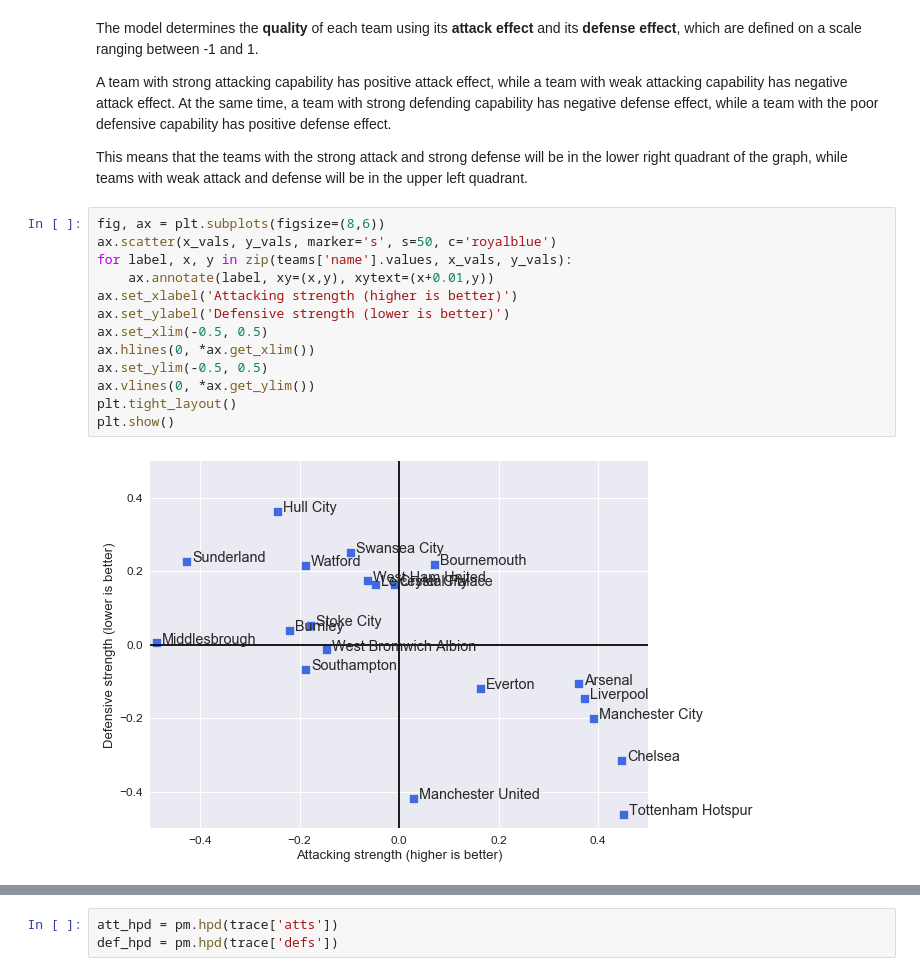
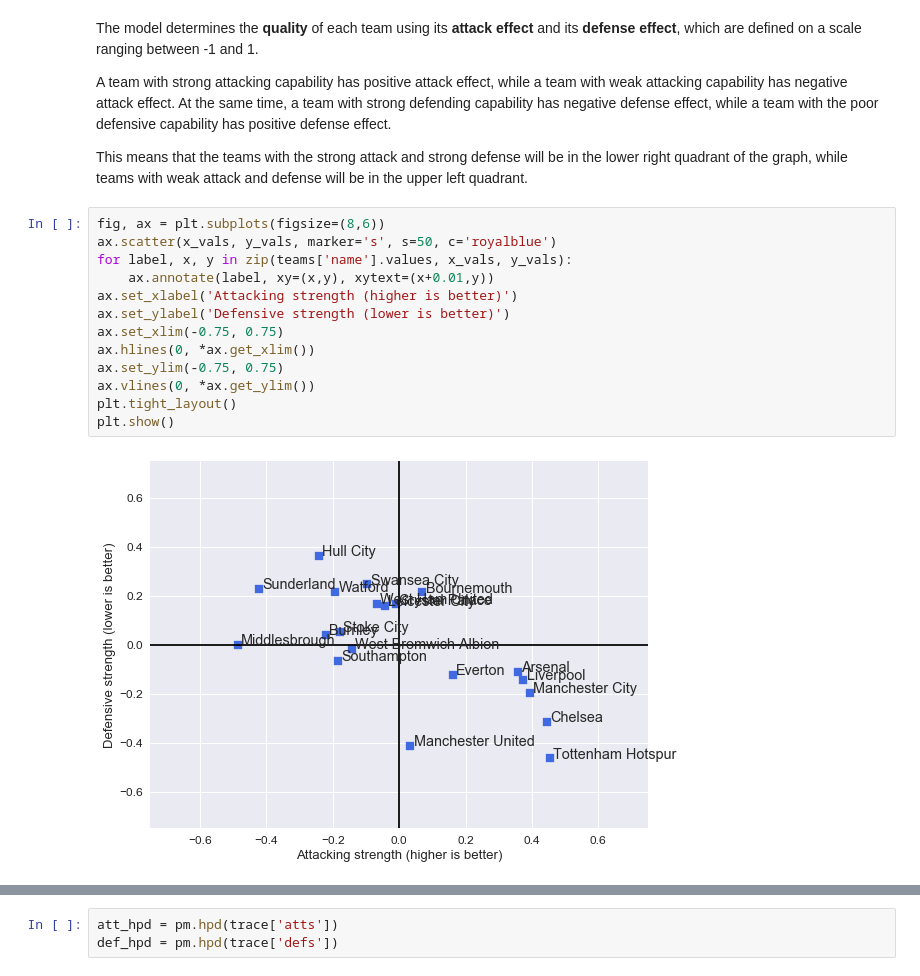
Before and after one commit to sarajcev/premier_league, a Jupyter notebook: premier.ipynb, the cells around one changed output, grey strips where cells are left out. Drawn from its saved outputs; the diff is of its cells as text.

```diff
--- a/premier.ipynb
+++ b/premier.ipynb
@@ -286,18 +286,18 @@ This means that the teams with the strong attack and strong defense will be in t
 # %%
 fig, ax = plt.subplots(figsize=(8,6))
 ax.scatter(x_vals, y_vals, marker='s', s=50, c='royalblue')
 for label, x, y in zip(teams['name'].values, x_vals, y_vals):
     ax.annotate(label, xy=(x,y), xytext=(x+0.01,y))
 ax.set_xlabel('Attacking strength (higher is better)')
 ax.set_ylabel('Defensive strength (lower is better)')
-ax.set_xlim(-0.5, 0.5)
+ax.set_xlim(-0.75, 0.75)
 ax.hlines(0, *ax.get_xlim())
-ax.set_ylim(-0.5, 0.5)
+ax.set_ylim(-0.75, 0.75)
 ax.vlines(0, *ax.get_ylim())
 plt.tight_layout()
 plt.show()
 # %% [output]
-[figure, old version]
+[figure, new version]
 # %%
 pm.forestplot(trace, varnames=['atts'], ylabels=teams['name'].values,
               xtitle='Attacking strength (higher is better)');
```
Also changed, not shown: parts of 41 cells of this notebook.
